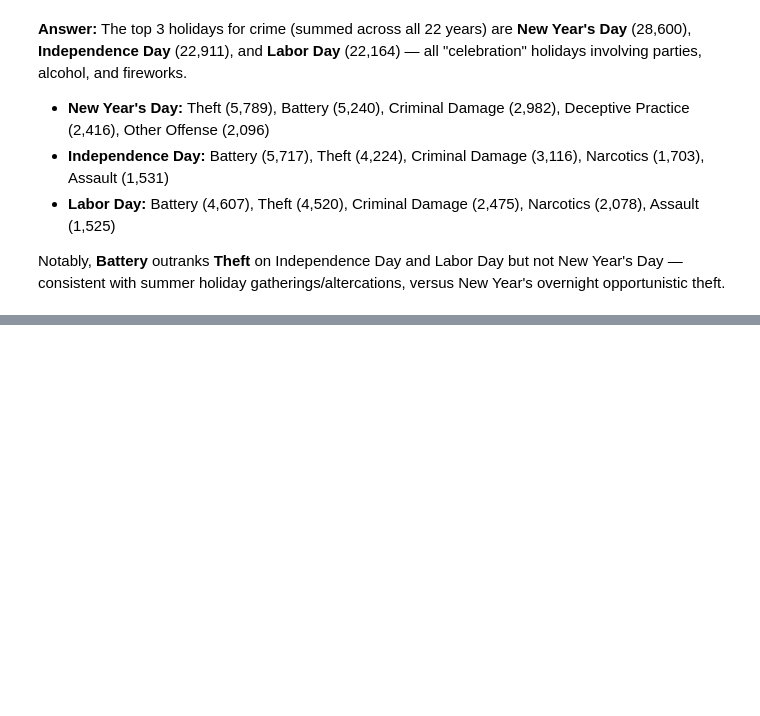
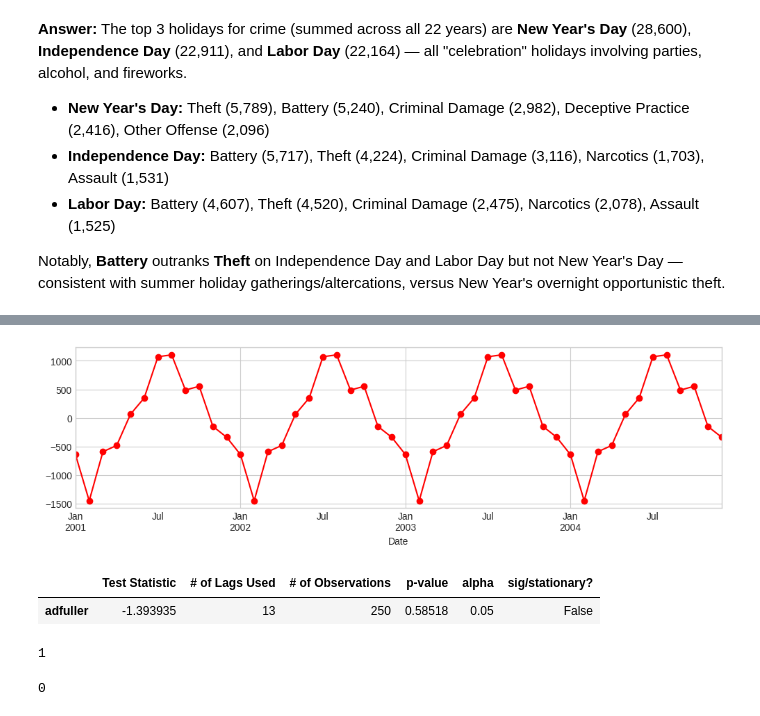
Before and after one commit to Dounia-Awni/Chicago-Crime-Data-Analysis-2001-2022-, a Jupyter notebook: Chicago_Crime_Data_Analysis_(2001–2022).ipynb, the cells around one changed output, grey strips where cells are left out. Drawn from its saved outputs; the diff is of its cells as text; code cells hidden in the pictures; blank space fills up the shorter version.

```diff
--- a/Chicago_Crime_Data_Analysis_(2001–2022).ipynb
+++ b/Chicago_Crime_Data_Analysis_(2001–2022).ipynb
@@ -579,0 +844,24 @@ Notably, **Battery** outranks **Theft** on Independence Day and Labor Day but no
+# %%
+# Plot the seasonal component of the 'THEFT' time series for a few years
+seasonal = decomp.seasonal
+ax = seasonal.loc['2001':'2004'].plot(marker='o', color='red')
+# %% [output]
+[figure, added]
+# %%
+# Perform Augmented Dickey-Fuller test on 'THEFT' time series to check for stationarity
+get_adfuller_results(ts)
+# %% [output]
+|  | Test Statistic | # of Lags Used | # of Observations | p-value | alpha | sig/stationary? |
+| adfuller | -1.393935 | 13 | 250 | 0.58518 | 0.05 | False |
+# %%
+# Determine the number of non-seasonal differences (d) needed for 'THEFT' time series
+d = ndiffs(ts)
+d
+# %% [output]
+1
+# %%
+# Determine the number of seasonal differences (D) needed for 'THEFT' time series
+D = nsdiffs(ts, m=12)
+D
+# %% [output]
+0
```
Also changed, not shown: parts of 69 cells of this notebook.
